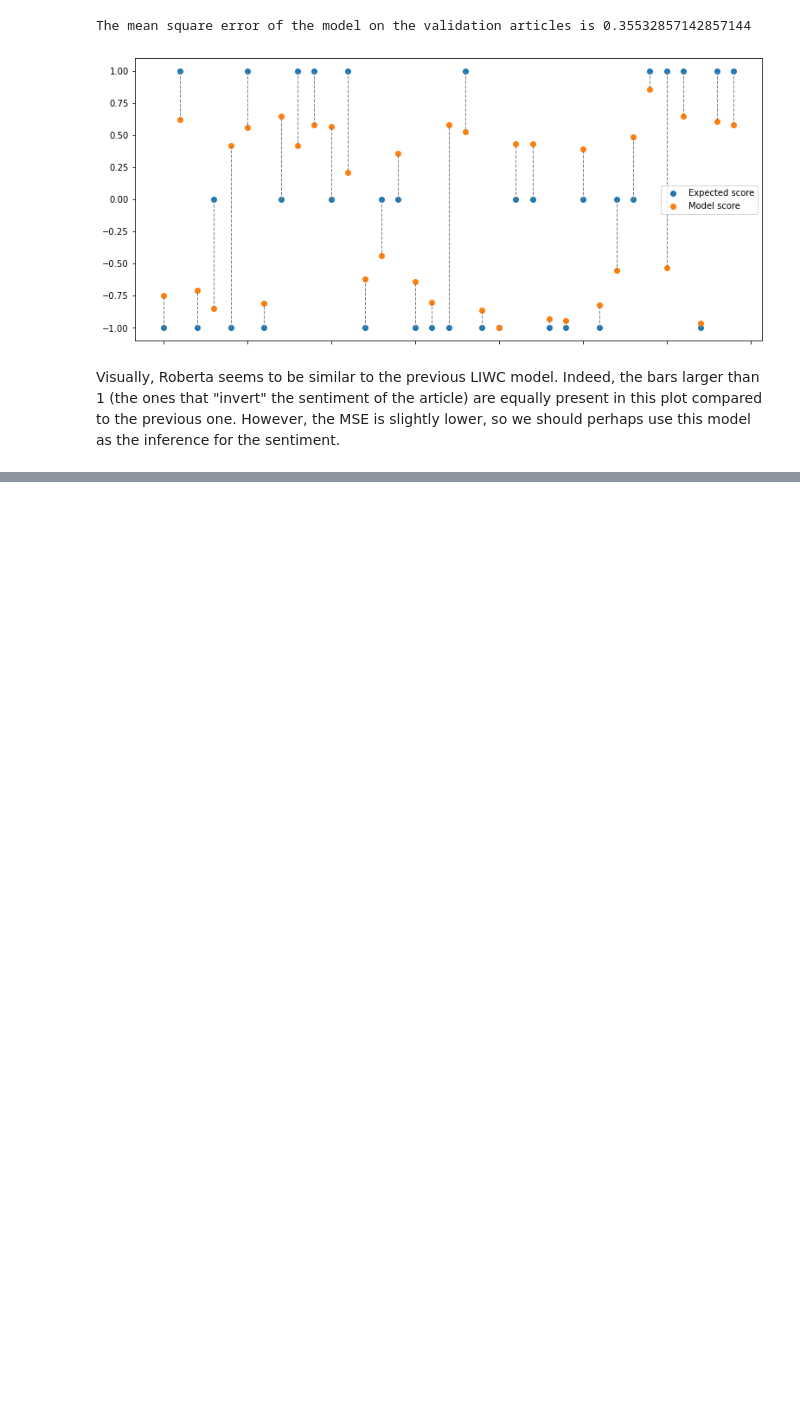
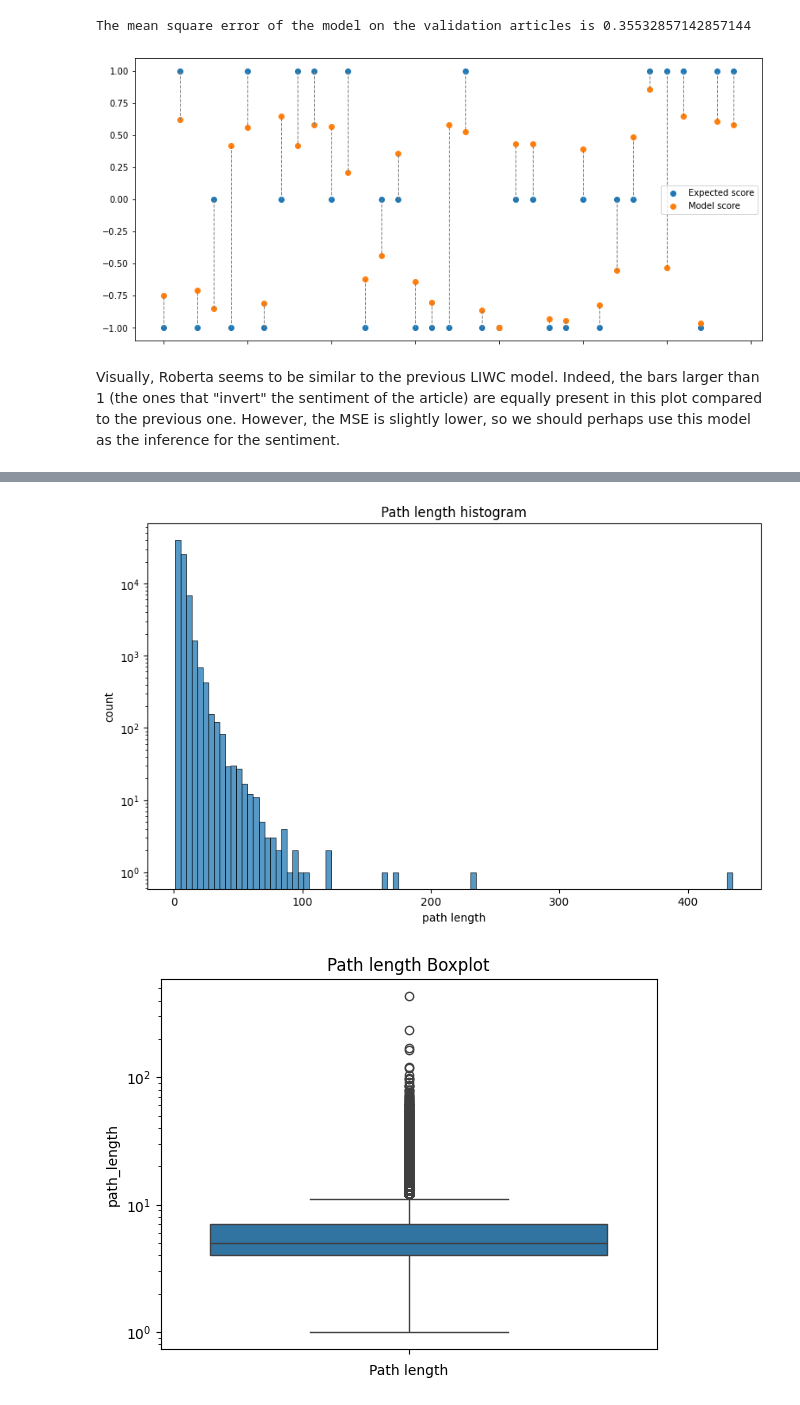
Before and after one commit to epfl-ada/ada-2023-project-statsquad3, a Jupyter notebook: main.ipynb, the cells around one changed output, grey strips where cells are left out. Cells and saved outputs as stored; diff of their text form; code cells hidden in the pictures; blank space fills up the shorter version.

```diff
--- a/main.ipynb
+++ b/main.ipynb
@@ -301,0 +316,8 @@ Visually, Roberta seems to be similar to the previous LIWC model. Indeed, the ba
+# %%
+file_path = '../data/paths_finished.tsv'
+df_finished = pd.read_csv(file_path, sep='\t', header=None)
+cols = ['hashedIpAddress', 'timestamp', 'durationInSec', 'path', 'rating']
+df_finished.columns = cols
+df_finished['target'] = df_finished['path'].apply(lambda x: x.split(';')[-1])
+df_finished['type'] = 'finished'
+df_finished.head()
@@ -301,0 +341,4 @@ Visually, Roberta seems to be similar to the previous LIWC model. Indeed, the ba
+# %%
+df = pd.concat([df_finished, df_unfinished], axis=0)
+df['start'] = df['path'].apply(lambda x: x.split(';')[0])
+df.head()
@@ -301,0 +439,3 @@ Visually, Roberta seems to be similar to the previous LIWC model. Indeed, the ba
+# %%
+df['path_length'] = df['path'].apply(lambda x: len(x.split(';')))
+df['path_length'].describe()
@@ -301,0 +452,27 @@ Visually, Roberta seems to be similar to the previous LIWC model. Indeed, the ba
+# %%
+# plot the hist path length distribution and boxplot
+plt.figure(figsize=(10, 6))
+sns.histplot(df['path_length'], kde=False, bins=100)
+plt.yscale('log')
+plt.xlabel('path length')
+plt.ylabel('count')
+plt.title('Path length histogram')
+plt.show()
+
+sns.boxplot(df['path_length'])
+plt.xlabel('Path length')
+plt.title('Path length Boxplot')
+plt.yscale('log')
+plt.show()
+
+# 2 boxplot with finished and unfinished paths
+plt.figure(figsize=(10, 6))
+sns.boxplot(x='type', y='path_length', data=df)
+plt.yscale('log')
+plt.xlabel('Path type')
+plt.ylabel('Path length')
+plt.title('Path length Boxplot')
+plt.show()
+# %% [output]
+[figure, added]
+[figure, added]
```
Also changed, not shown: parts of 32 cells of this notebook.
